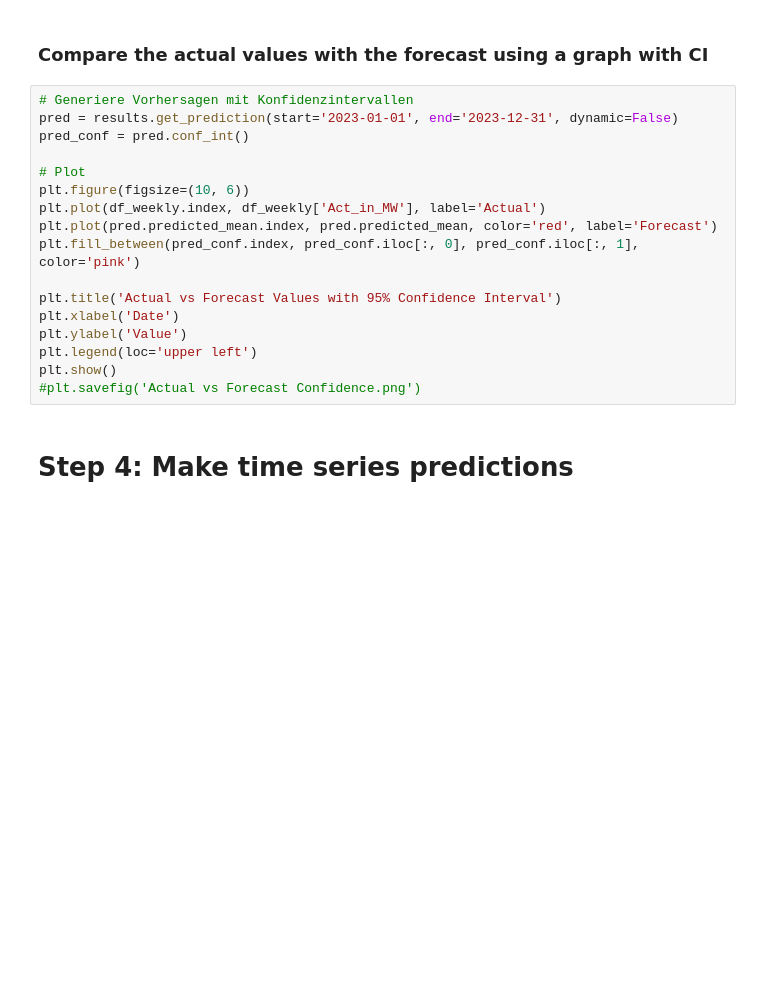
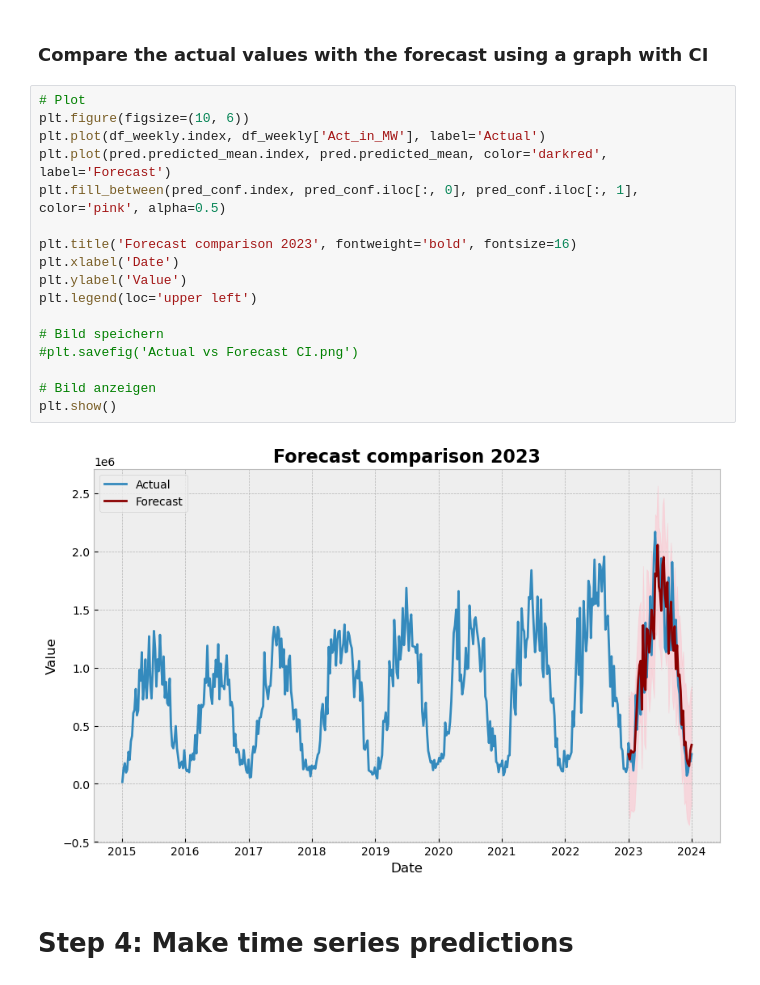
Before and after one commit to raminsdp/Energy_Production_data_repo, a Jupyter notebook: Jupyter_Notebooks/mh_time-series-SARIMAX.ipynb, the cells around one changed output. Cells and saved outputs as stored; diff of their text form; blank space fills up the shorter version.

```diff
--- a/Jupyter_Notebooks/mh_time-series-SARIMAX.ipynb
+++ b/Jupyter_Notebooks/mh_time-series-SARIMAX.ipynb
@@ -233,22 +300,24 @@ plt.savefig('actual vs Forecast.png')
 # %% [markdown]
 ### Compare the actual values with the forecast using a graph with CI
 # %%
-# Generiere Vorhersagen mit Konfidenzintervallen
-pred = results.get_prediction(start='2023-01-01', end='2023-12-31', dynamic=False)
-pred_conf = pred.conf_int()
-
 # Plot
 plt.figure(figsize=(10, 6))
 plt.plot(df_weekly.index, df_weekly['Act_in_MW'], label='Actual')
-plt.plot(pred.predicted_mean.index, pred.predicted_mean, color='red', label='Forecast')
-plt.fill_between(pred_conf.index, pred_conf.iloc[:, 0], pred_conf.iloc[:, 1], color='pink')
+plt.plot(pred.predicted_mean.index, pred.predicted_mean, color='darkred', label='Forecast')
+plt.fill_between(pred_conf.index, pred_conf.iloc[:, 0], pred_conf.iloc[:, 1], color='pink', alpha=0.5)
 
-plt.title('Actual vs Forecast Values with 95% Confidence Interval')
+plt.title('Forecast comparison 2023', fontweight='bold', fontsize=16)
 plt.xlabel('Date')
 plt.ylabel('Value')
 plt.legend(loc='upper left')
+
+# Bild speichern
+#plt.savefig('Actual vs Forecast CI.png')
+
+# Bild anzeigen
 plt.show()
-#plt.savefig('Actual vs Forecast Confidence.png')
+# %% [output]
+[figure, added]
 # %% [markdown]
 # Step 4: Make time series predictions
 # %% [markdown]
```
Also changed, not shown: parts of 16 cells of this notebook, 2 other files.
